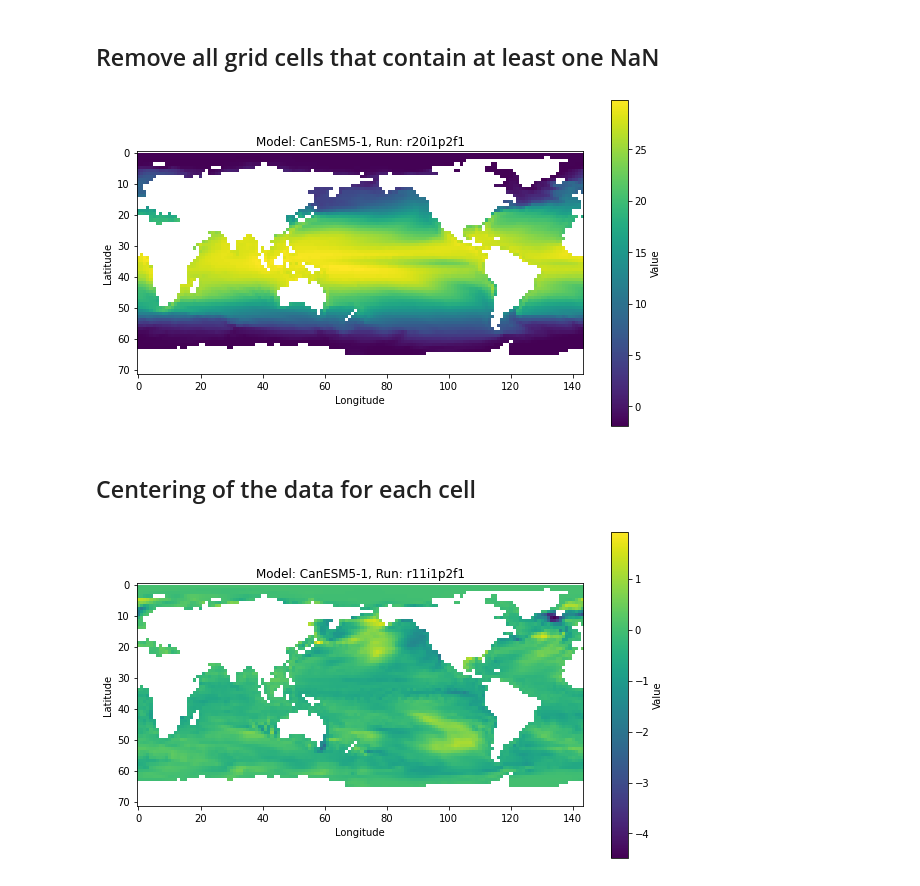
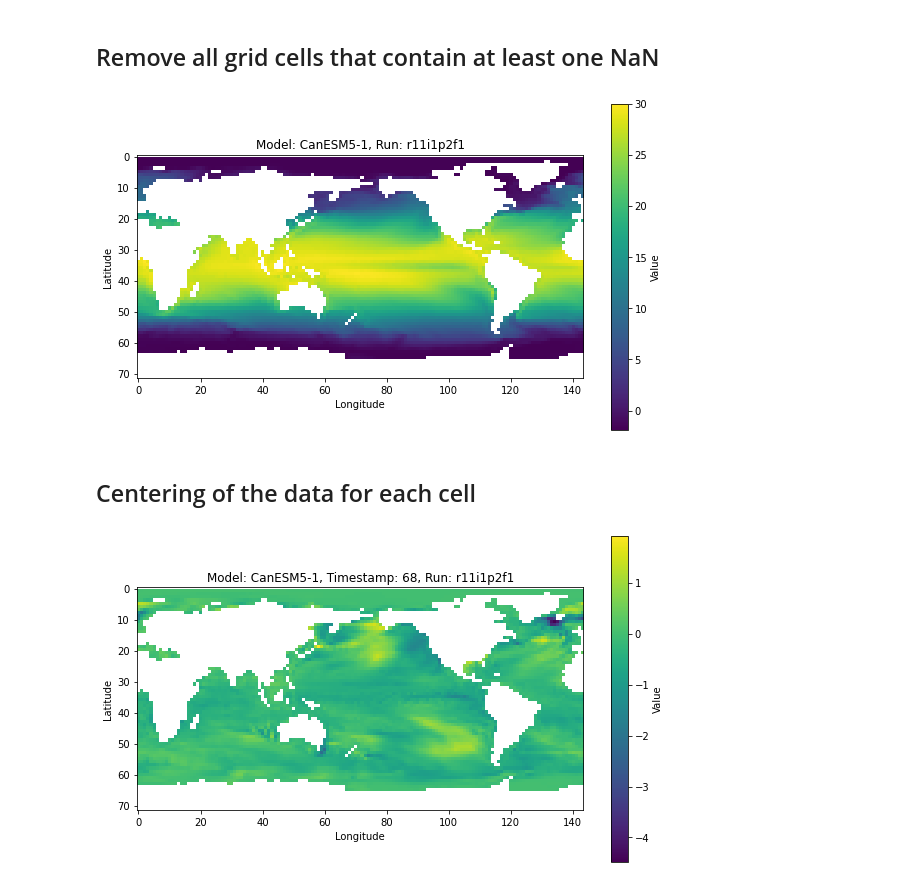
Before and after one commit to Victor2175/gm4cs-l, a Jupyter notebook: Data_exploration.ipynb, the cells around one changed output. Saved outputs shown, nothing was run; the diff lists cells and outputs as text; code cells hidden in the pictures.

```diff
--- a/Data_exploration.ipynb
+++ b/Data_exploration.ipynb
@@ -66,7 +62,7 @@ first_random_model_run.shape # Shape: (Time x Latitude x Longitude)
 # %% [output]
 (165, 72, 144)
 # %%
-random_timestamp = random.randint(0, first_random_model_run.shape[0])
-data_to_plot = first_random_model_run[random_timestamp, :, :]
+random_timestamp = random.randint(0, first_example_model_run.shape[0])
+data_to_plot = first_example_model_run[random_timestamp, :, :]
 print(f"Random timestamp: {random_timestamp}")
 # %% [output]
@@ -94,4 +84,4 @@ The grid has a shape of: (72, 144).
-# %%
-for model in tqdm(filtered_data):
-    for run in filtered_data[model]:
-        nan_mask = nan_mask | np.any(np.isnan(filtered_data[model][run]), axis = 0)
+# %%
+# Create a NaN mask
+nan_mask = create_nan_mask(filtered_data)
+print(f"The grid has a shape of: {nan_mask.shape}.")
@@ -109,24 +101,27 @@ plt.show()
 # %% [markdown]
 ## Remove all grid cells that contain at least one NaN
 # %%
-for model in tqdm(filtered_data):
-    for run in filtered_data[model]:
-        filtered_data[model][run][:, nan_mask] = np.nan
+nan_filtered_data = filtered_data.copy()
+for model in tqdm(nan_filtered_data):
+    for run in nan_filtered_data[model]:
+        nan_filtered_data[model][run][:, nan_mask] = np.nan
 # %%
 # Example of plotting a random run after applying the NaN filter
-random_model = 'CanESM5-1'
-random_run = random.choice(list(filtered_data[random_model].keys()))
-data_to_plot = filtered_data[random_model][random_run]
+example_model_data = nan_filtered_data[example_model]
+chosen_run = list(example_model_data.keys())[0]
+example_model_run = example_model_data[chosen_run]
+
+nan_removed_data_sample = example_model_run[random_timestamp, :, :]
 
 # Plot the data
 plt.figure(figsize=(10, 6))
-plt.imshow(data_to_plot[0, :, :], cmap='viridis')  # Plotting the first time step as an example
+plt.imshow(nan_removed_data_sample, cmap='viridis')  # Plotting the first time step as an example
 plt.colorbar(label='Value')
-plt.title(f'Model: {random_model}, Run: {random_run}')
+plt.title(f'Model: {example_model}, Timestamp: {random_timestamp}, Run: {chosen_run}')
 plt.xlabel('Longitude')
 plt.ylabel('Latitude')
 plt.show()
 # %% [output]
-[figure, old version]
+[figure, new version]
 # %% [markdown]
 ## Centering of the data for each cell
@@ -153,18 +131,16 @@ for model in tqdm(filtered_data):
 # %%
 # Example of plotting a random run after applying the NaN filter
-example_model = 'CanESM5-1' # Same as the example one
-random_run = random.choice(list(centered_data[example_model].keys()))
-data_to_plot = centered_data[example_model][random_run]
+data_to_plot = centered_data[example_model][chosen_run]
 
 # Plot the data
 plt.figure(figsize=(10, 6))
 plt.imshow(data_to_plot[0, :, :], cmap='viridis')  # Plotting the first time step as an example
 plt.colorbar(label='Value')
-plt.title(f'Model: {example_model}, Run: {random_run}')
+plt.title(f'Model: {example_model}, Timestamp: {random_timestamp}, Run: {chosen_run}')
 plt.xlabel('Longitude')
 plt.ylabel('Latitude')
 plt.show()
 # %% [output]
-[figure, old version]
+[figure, new version]
 # %%
 # Example of plotting the forced response for a random model
```
Also changed, not shown: parts of 13 cells of this notebook, 1 other file.
